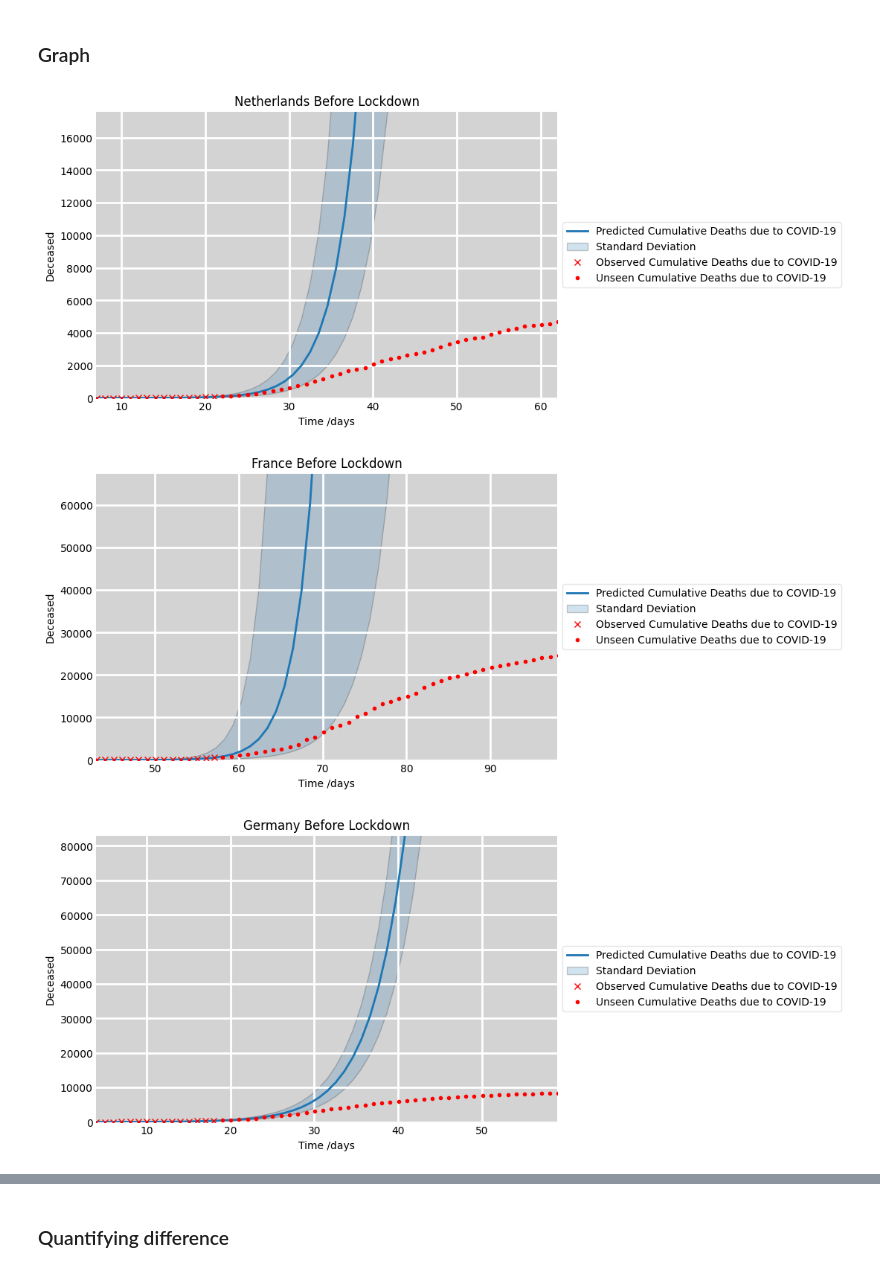
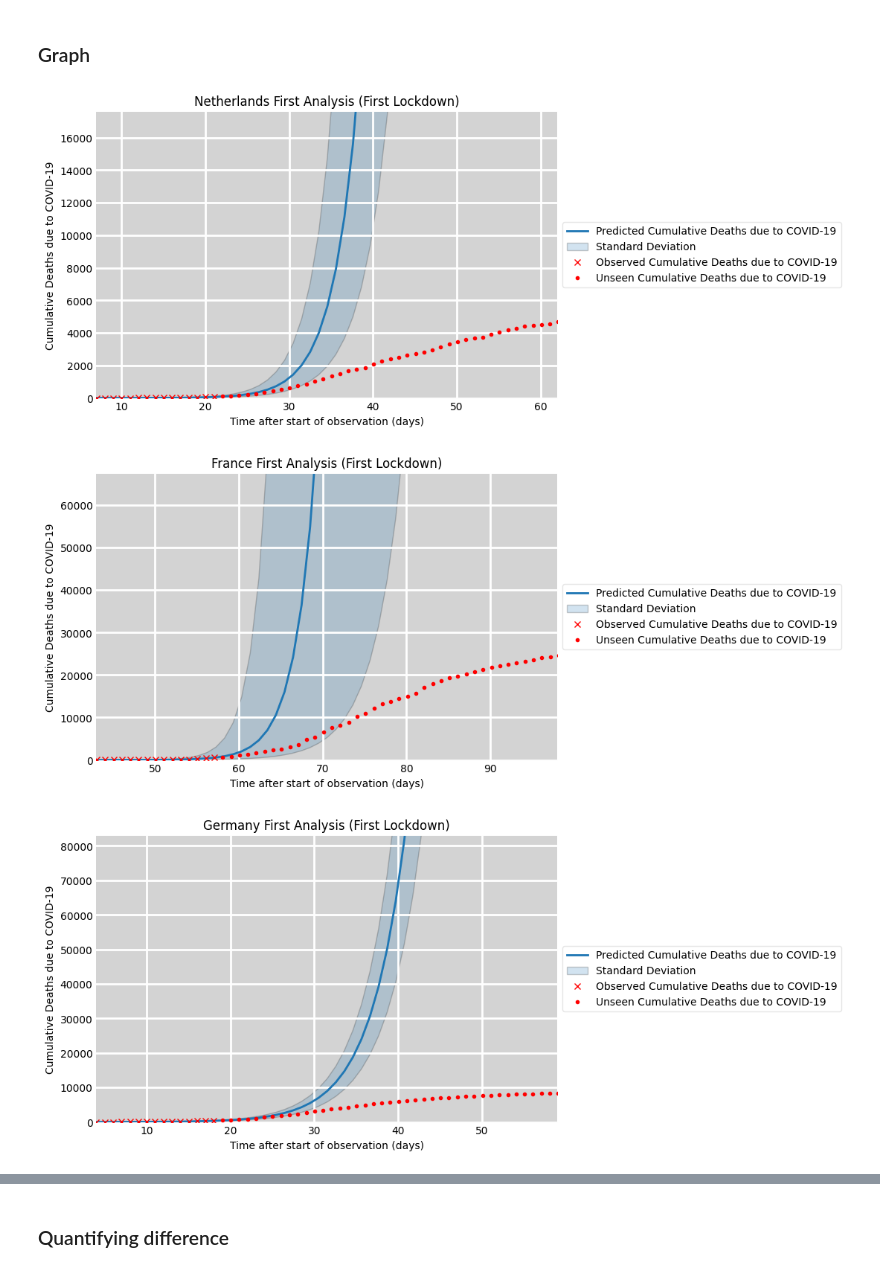
Before and after one commit to zenodea/MCMC_parameter_estimation, a Jupyter notebook: Data Analysis/post_MCMC_analysis.ipynb, the cells around one changed output, grey strips where cells are left out. Drawn from its saved outputs; the diff is of its cells as text; code cells hidden in the pictures.

```diff
--- a/Data Analysis/post_MCMC_analysis.ipynb
+++ b/Data Analysis/post_MCMC_analysis.ipynb
@@ -83,12 +92,12 @@ def plotSIRD(ax, tf, N, i0, beta, gamma, rho, ylimit, xlimit, sd, offset, sird_t
         ax.spines[spine].set_visible(False)
     return D
 # %%
+# Function used to plot real data
 def plotRealData (graph, data, offset, beforeForecast, D, minus, manipulate=False):
     if (manipulate==False):
         deaths = data["cumDeath"].tolist()
-        deaths = [x-minus for x in deaths]
     else:
-        deaths = data["cumDeath"]-data["cumDeath"].loc[offset]
+        deaths = data["cumDeath"]
         deaths = deaths.to_list()
         deaths = [x+minus for x in deaths]
     t = np.linspace(0, 700, 700)
@@ -169,17 +189,0 @@ dataset = {
-# %%
-import math
-N = 60000000
-i0 = 300
-s0 = N-i0
-beta = 0.03
-gamma = 0.04
-rho = 0.11
-time = 0
-k = i0/s0
-# Integrate the SIR equations over the time grid, t.
-solution = 0
-for time in range(1):
-    solution += (i0*(1+k)**(beta/(beta-(gamma)))*(1+k*math.e**(beta-(gamma))*time)**-(beta/(beta-(gamma)))*math.e**((beta-(gamma))*(time)))
-
-print(getSIRD(100,60000000,300,0.03,0.04,0.11,[0.01,0.03,0.04])[3][1])
-print(solution)
@@ -201,32 +202,44 @@ for country in country_names:
 
     # Get beginning of lockdown date
     startDate = dataset[country]['fLock'][0]
+
     # Get the index of the date
     startDate = df_observed_data[df_observed_data['date'] == startDate].index
 
+    # Read CSV of CumDeaths
     realData = pd.read_csv('../processed_data/cumDeath'+country+'.csv')
+
+    # Get Quarantine Date
     firstDate = realData.loc[0]['date']
 
     obs_deaths = df_observed_data["cumDeath"].tolist()
+
+    # Get value before start of observed deaths
     init_death = obs_deaths[startDate[0]-11]
     obs_deaths = obs_deaths[startDate[0]-10:startDate[0]+5]
 
     # Plug in parameters to the SIRD differential equation
     sird = getSIRD(60,pop, df_parameters.loc[3][1],df_parameters.loc[0][1],df_parameters.loc[1][1],df_parameters.loc[2][1], [df_parameters.loc[0][2], df_parameters.loc[1][2], df_parameters.loc[2][2]] )
 
+    # Get D compartment
     pred_deaths = sird[3]
+
+    # Select the range that were used to obtain the values
     pred_deaths = pred_deaths[0:15] + init_death
 
     # Calculate R2 and RMSE
+    k = 5 # number of parameters (beta, gamma, rho, i0, s0)
     r2 = r2_score(obs_deaths, pred_deaths)
+    r2 = 1 - (1-r2)*(len(obs_deaths)-1)/(len(obs_deaths)-k-1)
     rmse =  np.sqrt(mean_squared_log_error(obs_deaths, pred_deaths))
 
     n = len(obs_deaths)
-    k = 4 # number of parameters (beta and gamma)
+
+    # AIC Value (NOT USED)
     rss = np.sum((obs_deaths-pred_deaths)**2)
     aic = n * np.log(rss/n) + 2 * k
     result = [country,r2,rmse,aic]
     values.append(result)
-df = pd.DataFrame(values, columns=['Country','R-Squared (R2)','Root Mean Squared Error (RMSE)','AIC'])
+df = pd.DataFrame(values, columns=['Country','Adjusted R-Squared (R2)','Root Mean Squared Error (RMSE)','AIC'])
 df
 # %% [output]
@@ -293,24 +313,26 @@ df
 # %%
 country_names = ['Netherlands', 'France','Germany','Italy','Spain','UK']
 for country in country_names:
     fig, ax1 = plt.subplots(1,1, figsize=(8,5))
     ax1.set_facecolor('lightgrey')
     # Plot the data on three separate curves for S(t), I(t) and R(t)
 
     pop = dataset[country]['pop']
     startDate = dataset[country]['fLock'][0]
     realData = pd.read_csv('../processed_data/cumDeath'+country+'.csv')
     firstDate = realData.loc[0]['date']
 
     # before
     obvData_start = timeTot(firstDate,startDate)-10
     obvData_end = timeTot(firstDate,addTime(startDate,5))
     df = pd.read_csv('mcmc_data/'+country+"/fLock_before.csv")
-    graph = plotSIRD(ax1,50, pop, df.loc[3][1], df.loc[0][1], df.loc[1][1], df.loc[2][1], [0,pop/1000], [obvData_start,obvData_end+40], [df.loc[0][2], df.loc[1][2], df.loc[2][2]], timeTot(firstDate,startDate)-10, False)
-    ax1.set_title(country + " Before Lockdown")
+
+    death = realData["cumDeath"].tolist()
+
+    graph = plotSIRD(ax1,50, pop, df.loc[3][1], df.loc[0][1], df.loc[1][1], df.loc[2][1], [0,pop/1000], [obvData_start,obvData_end+40], [df.loc[0][2], df.loc[1][2], df.loc[2][2]], timeTot(firstDate,startDate)-10, False,"Predicted Cumulative Deaths due to COVID-19",death[obvData_start-1])
+    ax1.set_title(country + " First Analysis (First Lockdown)")
     final_graph =plotRealData(ax1, realData, obvData_start, obvData_end, graph,0)
-    plt.savefig('results/first_q/'+country+'.png')
 # %% [output]
-[figure, old version]
+[figure, new version]
-[figure, old version]
+[figure, new version]
-[figure, old version]
+[figure, new version]
```
Also changed, not shown: parts of 22 cells of this notebook, 23 other files.
